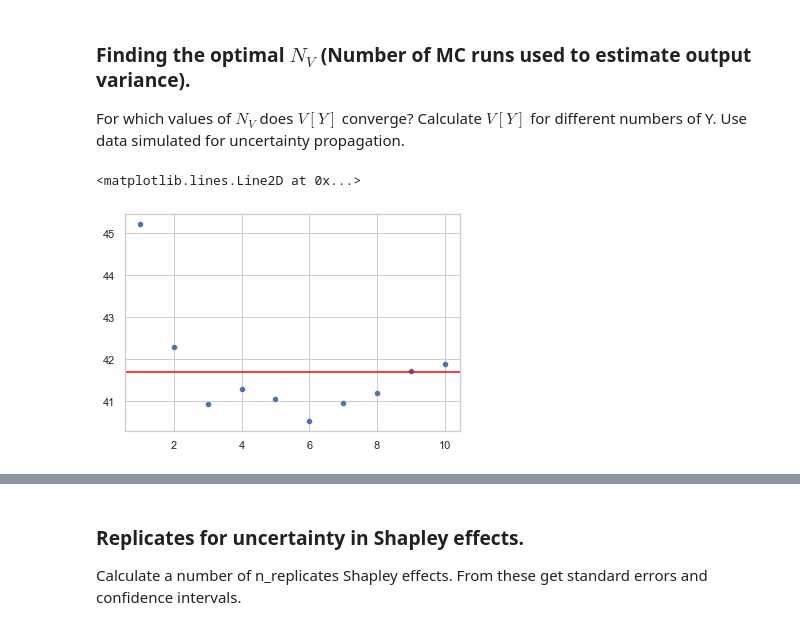
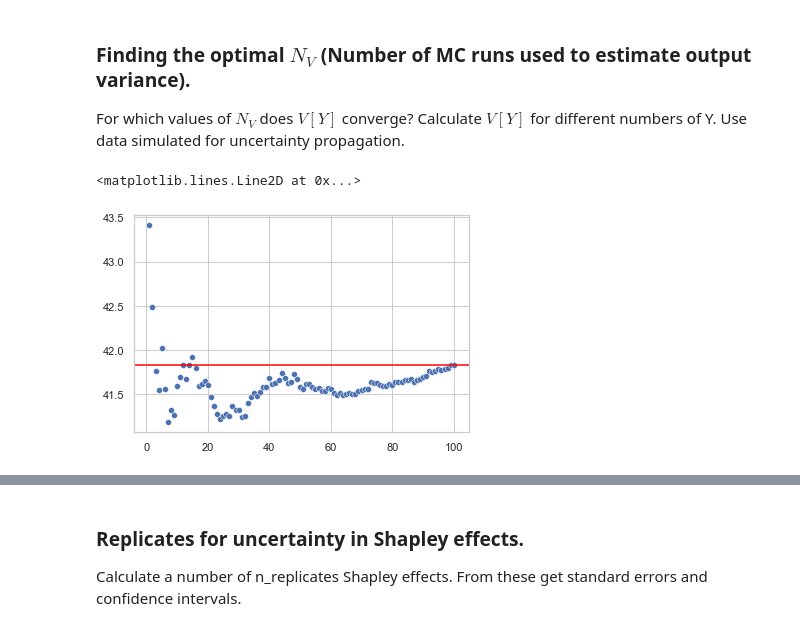
Before and after one commit to bhmueller/thesis, a Jupyter notebook: thesis_project.ipynb, the cells around one changed output, grey strips where cells are left out. Cells and saved outputs as stored; diff of their text form; code cells hidden in the pictures.

Commit message:
Plot variances of different output samples to check when they convrge. First computations of Shapley effects.

```diff
--- a/thesis_project.ipynb
+++ b/thesis_project.ipynb
@@ -101,7 +101,7 @@ def get_demand_mapping(x):
     return get_demand_partial(demand_params=x).iloc[0]['demand']
 # %%
 # Sample data.
-num_sim_demand = 10 ** 4
+num_sim_demand = 10 ** 5
 input_variables = cp.MvNormal(params, cov).sample(num_sim_demand).T
 # %%
 demand_inputs = np.zeros((num_sim_demand, 5))
@@ -176,5 +180,5 @@ For which values of $N_V$ does $V[Y]$ converge? Calculate $V[Y]$ for different n
 # %%
-n_output_variances = 10
+n_output_variances = 100
 output_variances = np.zeros(n_output_variances)
 for i in np.arange(n_output_variances):
     k = (i + 1) * 10 ** 3
@@ -182,9 +186,9 @@ for i in np.arange(n_output_variances):
 # %%
 fig, ax = plt.subplots()
 sns.set_theme(style='whitegrid')
 ax = sns.scatterplot(x=np.arange(n_output_variances)+1, y=output_variances)
 
-ax.axhline(y=np.mean(output_variances), xmin=0, xmax=n_output_variances, color='red')
+ax.axhline(y=output_variances[-1], xmin=0, xmax=n_output_variances, color='red')
 # %% [output]
 <matplotlib.lines.Line2D at 0x...>
-[figure, old version]
+[figure, new version]
```
Also changed, not shown: parts of 10 cells of this notebook.
